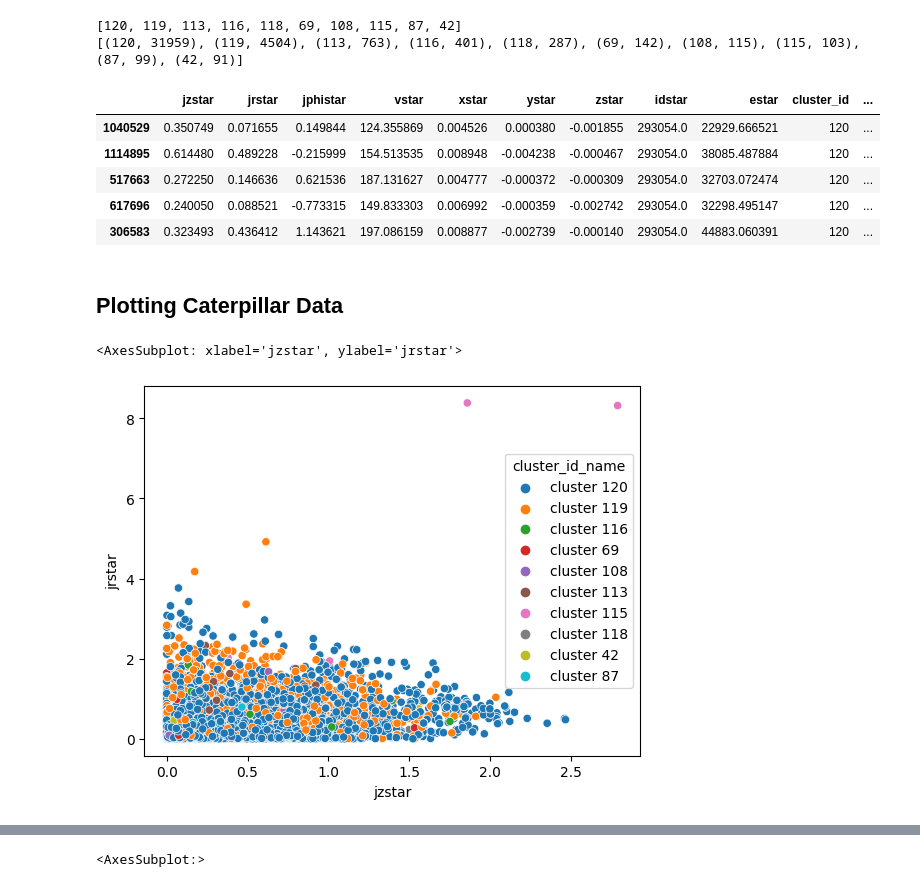
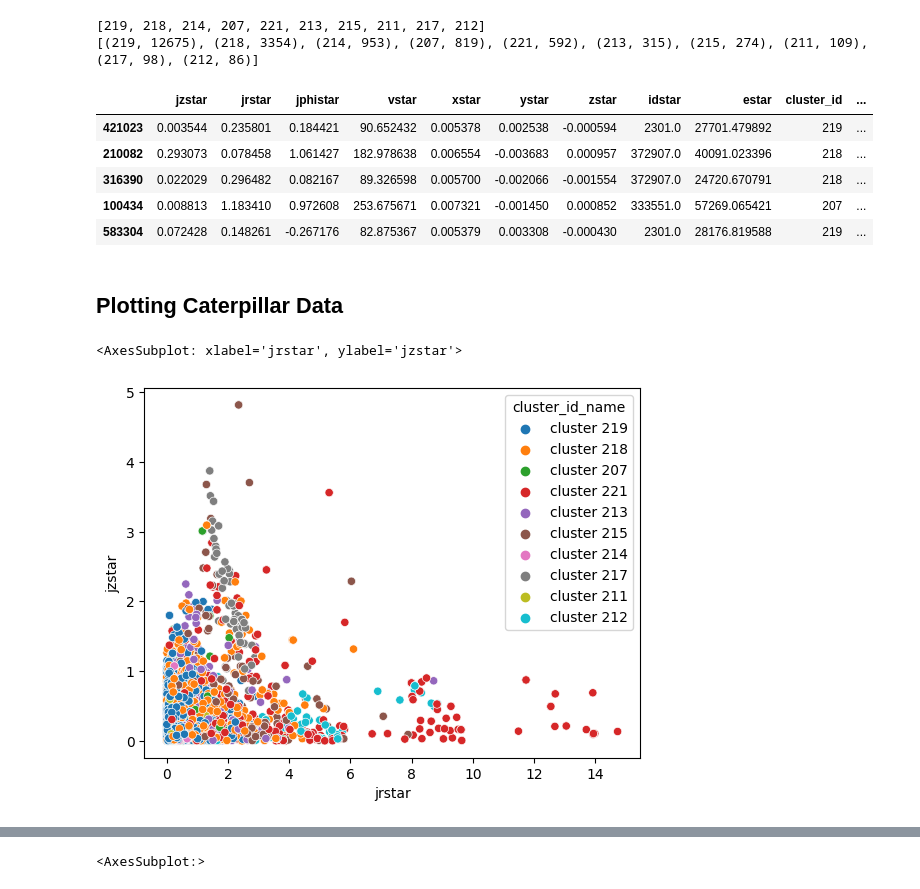
Before and after one commit to michaelyhuang23/Gaia3DR-explore, a Jupyter notebook: notebooks/caterpillar-process/explore-caterpillar.ipynb, the cells around one changed output, grey strips where cells are left out. Cells and saved outputs as stored; diff of their text form; code cells hidden in the pictures.

```diff
--- a/notebooks/caterpillar-process/explore-caterpillar.ipynb
+++ b/notebooks/caterpillar-process/explore-caterpillar.ipynb
@@ -6,7 +6,7 @@ import seaborn as sns
 from collections import Counter
 import plotly.express as px
 # %%
-df_ = pd.read_hdf('../../data/caterpillar/labeled_caterpillar_data/labeled_1631506_all.h5', key='star')
+df_ = pd.read_hdf('../../data/caterpillar/labeled_caterpillar_data/labeled_1354437_all.h5', key='star')
 print(len(df_))
 df_.head()
 # %% [output]
@@ -57,26 +57,26 @@ cluster_ids = [i for i,c in Counter(df['cluster_id']).most_common()[:10]]
 print(cluster_ids)
 print(Counter(df['cluster_id']).most_common()[:10])
 # %% [output]
-[120, 119, 113, 116, 118, 69, 108, 115, 87, 42]
-[(120, 31959), (119, 4504), (113, 763), (116, 401), (118, 287), (69, 142), (108, 115), (115, 103), (87, 99), (42, 91)]
+[219, 218, 214, 207, 221, 213, 215, 211, 217, 212]
+[(219, 12675), (218, 3354), (214, 953), (207, 819), (221, 592), (213, 315), (215, 274), (211, 109), (217, 98), (212, 86)]
 # %%
 df_small = df.loc[df['cluster_id'].isin(cluster_ids)]
 # %%
 df_small.head()
 # %% [output]
 |  | jzstar | jrstar | jphistar | vstar | xstar | ystar | zstar | idstar | estar | cluster_id | ... |
-| 1040529 | 0.350749 | 0.071655 | 0.149844 | 124.355869 | 0.004526 | 0.000380 | -0.001855 | 293054.0 | 22929.666521 | 120 | ... |
-| 1114895 | 0.614480 | 0.489228 | -0.215999 | 154.513535 | 0.008948 | -0.004238 | -0.000467 | 293054.0 | 38085.487884 | 120 | ... |
-| 517663 | 0.272250 | 0.146636 | 0.621536 | 187.131627 | 0.004777 | -0.000372 | -0.000309 | 293054.0 | 32703.072474 | 120 | ... |
-| 617696 | 0.240050 | 0.088521 | -0.773315 | 149.833303 | 0.006992 | -0.000359 | -0.002742 | 293054.0 | 32298.495147 | 120 | ... |
-| 306583 | 0.323493 | 0.436412 | 1.143621 | 197.086159 | 0.008877 | -0.002739 | -0.000140 | 293054.0 | 44883.060391 | 120 | ... |
+| 421023 | 0.003544 | 0.235801 | 0.184421 | 90.652432 | 0.005378 | 0.002538 | -0.000594 | 2301.0 | 27701.479892 | 219 | ... |
+| 210082 | 0.293073 | 0.078458 | 1.061427 | 182.978638 | 0.006554 | -0.003683 | 0.000957 | 372907.0 | 40091.023396 | 218 | ... |
+| 316390 | 0.022029 | 0.296482 | 0.082167 | 89.326598 | 0.005700 | -0.002066 | -0.001554 | 372907.0 | 24720.670791 | 218 | ... |
+| 100434 | 0.008813 | 1.183410 | 0.972608 | 253.675671 | 0.007321 | -0.001450 | 0.000852 | 333551.0 | 57269.065421 | 207 | ... |
+| 583304 | 0.072428 | 0.148261 | -0.267176 | 82.875367 | 0.005379 | 0.003308 | -0.000430 | 2301.0 | 28176.819588 | 219 | ... |
 # %% [markdown]
 ## Plotting Caterpillar Data
 # %%
-sns.scatterplot(data=df_small, x='jzstar', y='jrstar', hue='cluster_id_name')
+sns.scatterplot(data=df_small, x='jrstar', y='jzstar', hue='cluster_id_name')
 # %% [output]
-<AxesSubplot: xlabel='jzstar', ylabel='jrstar'>
+<AxesSubplot: xlabel='jrstar', ylabel='jzstar'>
-[figure, old version]
+[figure, new version]
 # %%
 sample_ids = np.random.choice(len(df_small), min(len(df_small), 2000), replace=False)
 df_small_ = df_small.iloc[sample_ids].copy()
```
Also changed, not shown: parts of 6 cells of this notebook, 57 other files.
